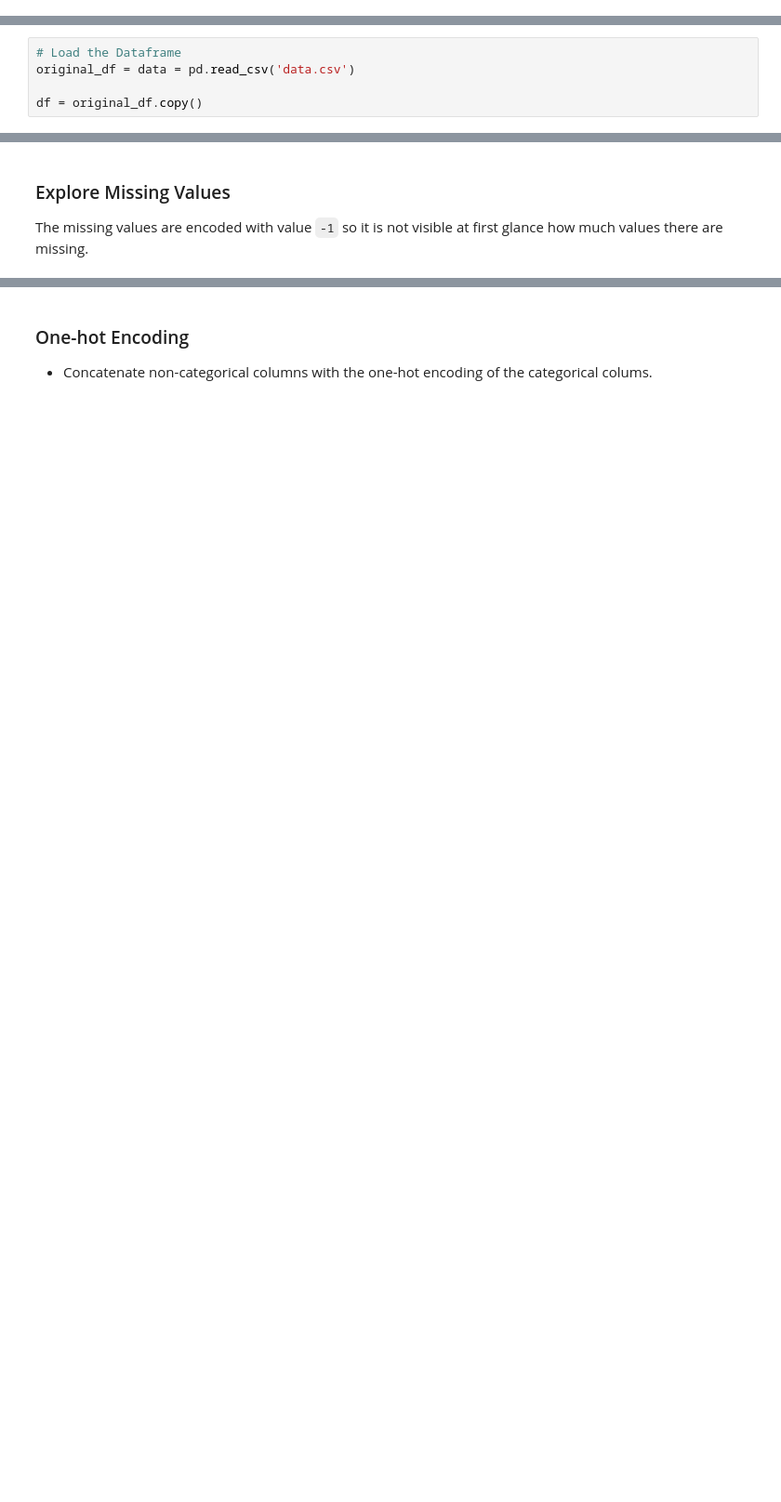
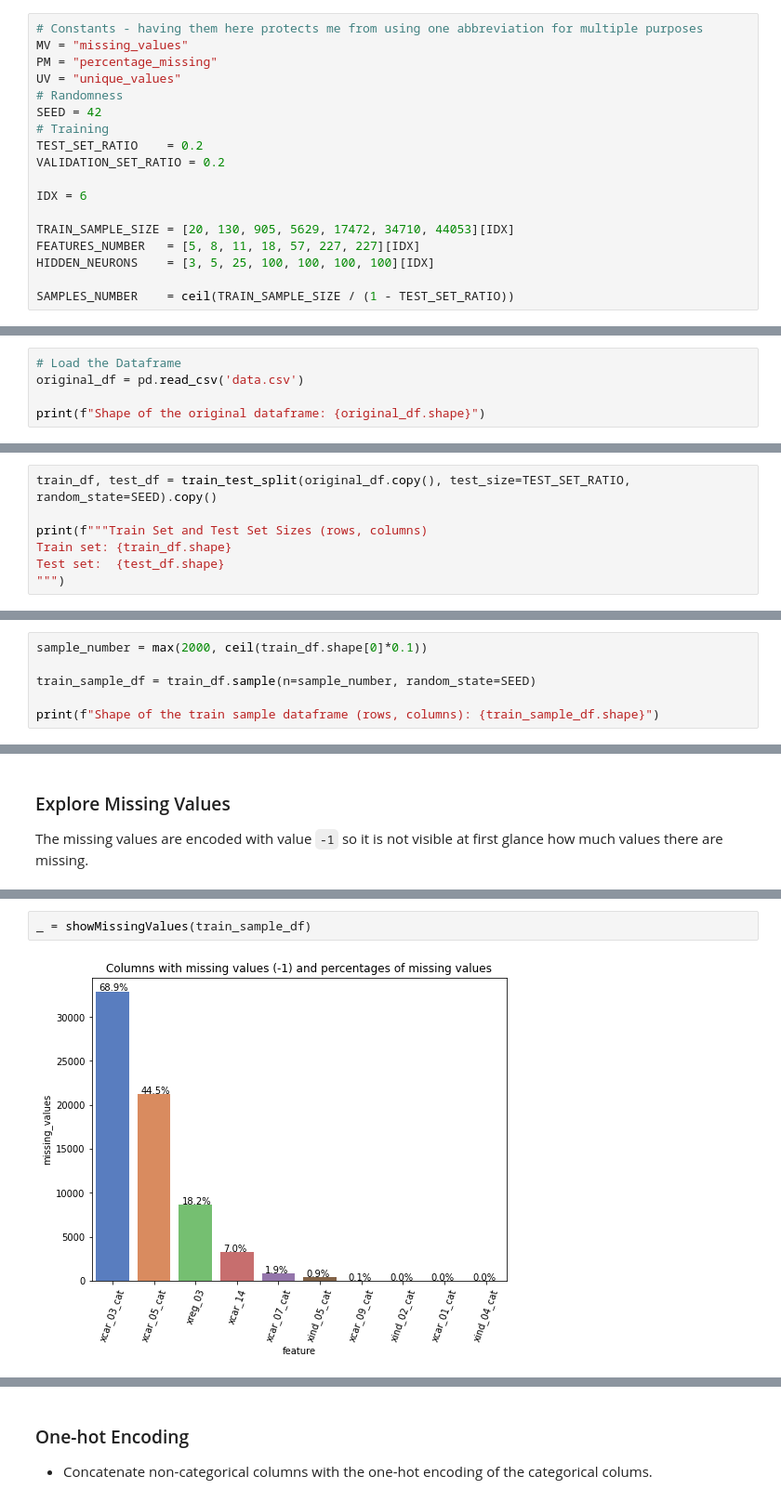
Before and after one commit to langer-jaros/learning, a Jupyter notebook: 02/02_homework.ipynb, the cells around one changed output, grey strips where cells are left out. Shown at 93% size. Cells and saved outputs as stored; diff of their text form; blank space fills up the shorter version.

```diff
--- a/02/02_homework.ipynb
+++ b/02/02_homework.ipynb
@@ -63 +70,19 @@ SEED = 42
+# %%
+# Constants - having them here protects me from using one abbreviation for multiple purposes
+MV = "missing_values"
+PM = "percentage_missing"
+UV = "unique_values"
+# Randomness
+SEED = 42
+# Training
+TEST_SET_RATIO    = 0.2
+VALIDATION_SET_RATIO = 0.2
+
+IDX = 6
+
+TRAIN_SAMPLE_SIZE = [20, 130, 905, 5629, 17472, 34710, 44053][IDX]
+FEATURES_NUMBER   = [5, 8, 11, 18, 57, 227, 227][IDX]
+HIDDEN_NEURONS    = [3, 5, 25, 100, 100, 100, 100][IDX]
+
+SAMPLES_NUMBER    = ceil(TRAIN_SAMPLE_SIZE / (1 - TEST_SET_RATIO))
 # %%
@@ -72,6 +319,6 @@ Balancer = namedtuple("Balancer", ["name", "method"])
 ## 1) Download the dataset
 # %%
 # Load the Dataframe
-original_df = data = pd.read_csv('data.csv')
+original_df = pd.read_csv('data.csv')
 
-df = original_df.copy()
+print(f"Shape of the original dataframe: {original_df.shape}")
@@ -100,0 +352,7 @@ memory usage: 263.4 MB
+# %%
+train_df, test_df = train_test_split(original_df.copy(), test_size=TEST_SET_RATIO, random_state=SEED).copy()
+
+print(f"""Train Set and Test Set Sizes (rows, columns)
+Train set: {train_df.shape}
+Test set:  {test_df.shape}
+""")
@@ -100,0 +369,6 @@ memory usage: 263.4 MB
+# %%
+sample_number = max(2000, ceil(train_df.shape[0]*0.1))
+
+train_sample_df = train_df.sample(n=sample_number, random_state=SEED)
+
+print(f"Shape of the train sample dataframe (rows, columns): {train_sample_df.shape}")
@@ -131,3 +405,7 @@ display("Columns with missing values (-1) and percentage of values that are miss
+# %%
+_ = showMissingValues(train_sample_df)
+# %% [output]
+[figure, added]
 # %% [markdown]
 - The missing values should be treated separatedly.
     - Perhaps some imputation method should be used so the missing values would make sense.
```
Also changed, not shown: parts of 150 cells of this notebook.
